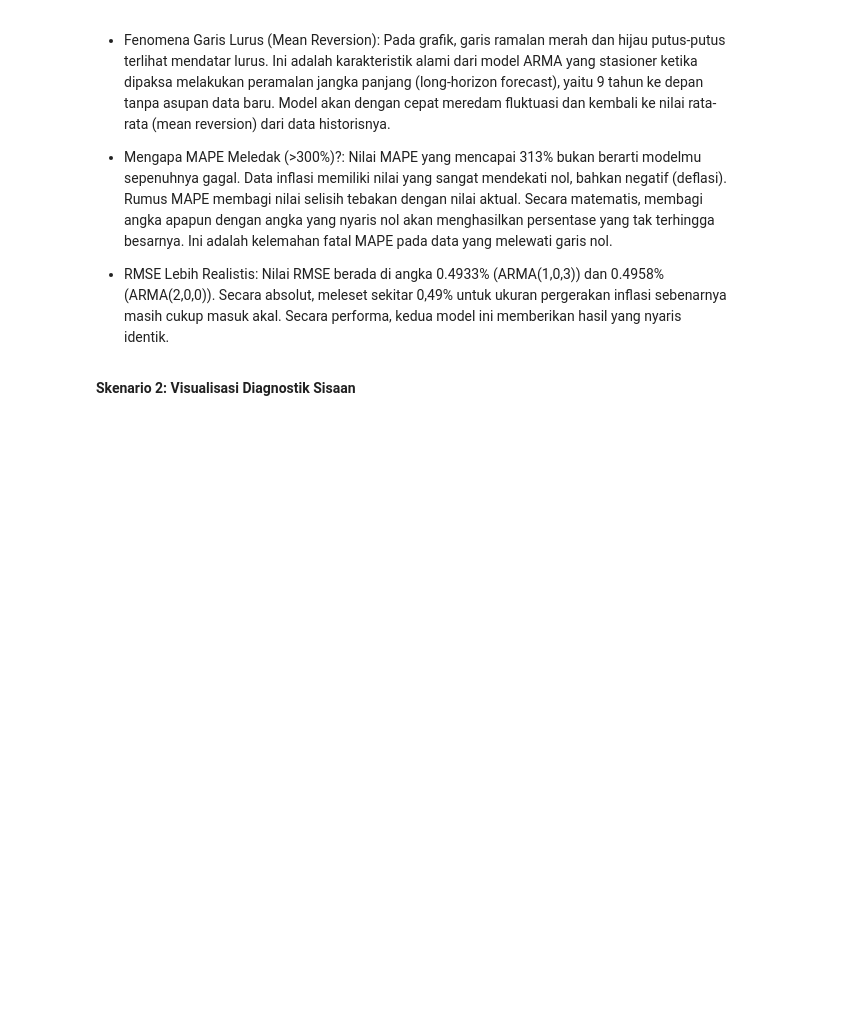
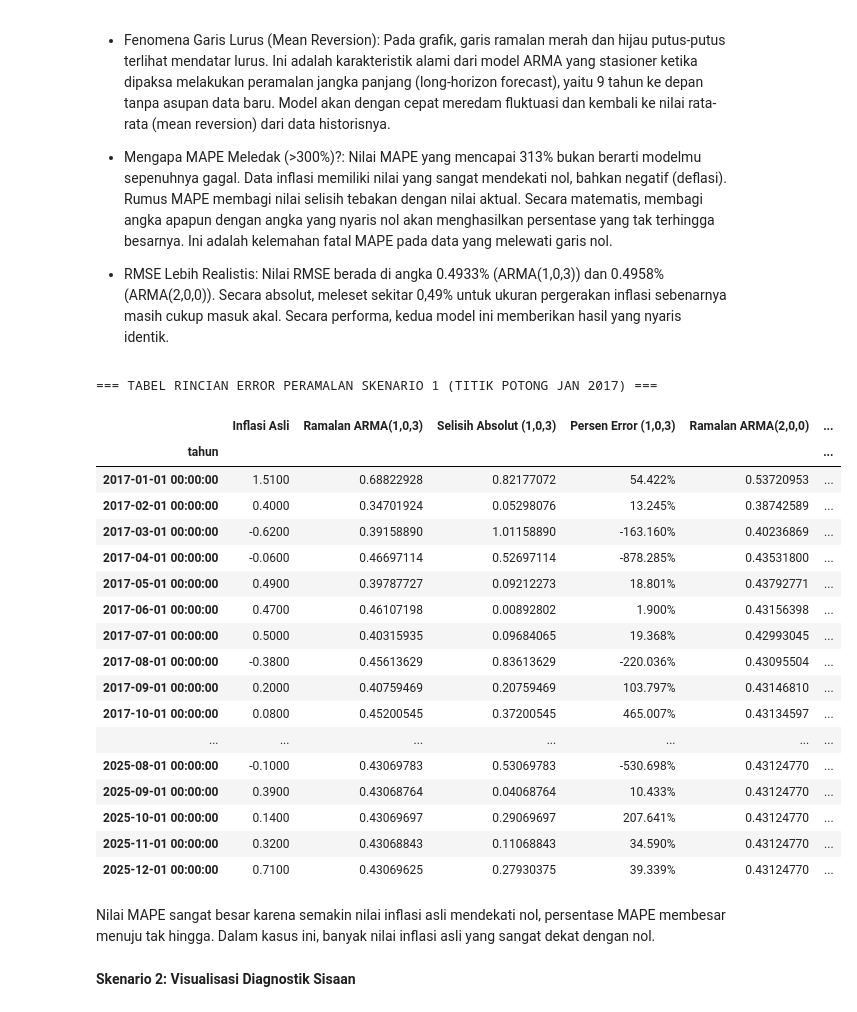
Before and after one commit to fenniyaangel/Analisis-Deret-Waktu, a Jupyter notebook: Inflasi_Mataram_baru.ipynb, the cells around one changed output. Drawn from its saved outputs; the diff is of its cells as text; code cells hidden in the pictures; blank space fills up the shorter version.

```diff
--- a/Inflasi_Mataram_baru.ipynb
+++ b/Inflasi_Mataram_baru.ipynb
@@ -928,6 +928,73 @@ Model ARMA(2,0,0) -> RMSE: 0.4958% | MAPE: 313.42%
 - Mengapa MAPE Meledak (>300%)?: Nilai MAPE yang mencapai 313% bukan berarti modelmu sepenuhnya gagal. Data inflasi memiliki nilai yang sangat mendekati nol, bahkan negatif (deflasi). Rumus MAPE membagi nilai selisih tebakan dengan nilai aktual. Secara matematis, membagi angka apapun dengan angka yang nyaris nol akan menghasilkan persentase yang tak terhingga besarnya. Ini adalah kelemahan fatal MAPE pada data yang melewati garis nol.
 
 - RMSE Lebih Realistis: Nilai RMSE berada di angka 0.4933% (ARMA(1,0,3)) dan 0.4958% (ARMA(2,0,0)). Secara absolut, meleset sekitar 0,49% untuk ukuran pergerakan inflasi sebenarnya masih cukup masuk akal. Secara performa, kedua model ini memberikan hasil yang nyaris identik.
+# %%
+import pandas as pd
+import numpy as np
+
+# 1. Membuat DataFrame dengan nilai aktual dan ramalan dari Skenario 1
+tabel_skenario_1 = pd.DataFrame({
+    'Inflasi Asli': aktual_test.values,
+    'Ramalan ARMA(1,0,3)': ramalan_asli_1.values,
+    'Ramalan ARMA(2,0,0)': ramalan_asli_2.values
+}, index=aktual_test.index)
+
+# 2. Menghitung Selisih Absolut
+tabel_skenario_1['Selisih Absolut (1,0,3)'] = np.abs(tabel_skenario_1['Ramalan ARMA(1,0,3)'] - tabel_skenario_1['Inflasi Asli'])
+tabel_skenario_1['Selisih Absolut (2,0,0)'] = np.abs(tabel_skenario_1['Ramalan ARMA(2,0,0)'] - tabel_skenario_1['Inflasi Asli'])
+
+# 3. Menghitung Persen Error per observasi
+# Menggunakan aktual_aman untuk menghindari pembagian dengan angka nol
+tabel_skenario_1['Persen Error (1,0,3)'] = (tabel_skenario_1['Selisih Absolut (1,0,3)'] / aktual_aman) * 100
+tabel_skenario_1['Persen Error (2,0,0)'] = (tabel_skenario_1['Selisih Absolut (2,0,0)'] / aktual_aman) * 100
+
+# 4. Merapikan urutan kolom agar mudah dibaca
+kolom_tampil = [
+    'Inflasi Asli',
+    'Ramalan ARMA(1,0,3)', 'Selisih Absolut (1,0,3)', 'Persen Error (1,0,3)',
+    'Ramalan ARMA(2,0,0)', 'Selisih Absolut (2,0,0)', 'Persen Error (2,0,0)'
+]
+tabel_skenario_1 = tabel_skenario_1[kolom_tampil]
+
+print("=== TABEL RINCIAN ERROR PERAMALAN SKENARIO 1 (TITIK POTONG JAN 2017) ===")
+
+# 5. Menampilkan tabel dengan format angka di belakang koma dan simbol persen
+format_dict = {
+    'Inflasi Asli': '{:.4f}',
+    'Ramalan ARMA(1,0,3)': '{:.8f}',
+    'Ramalan ARMA(2,0,0)': '{:.8f}',
+    'Selisih Absolut (1,0,3)': '{:.8f}',
+    'Selisih Absolut (2,0,0)': '{:.8f}',
+    'Persen Error (1,0,3)': '{:.3f}%',
+    'Persen Error (2,0,0)': '{:.3f}%'
+}
+
+display(tabel_skenario_1.style.format(format_dict))
+
+# Jika ingin menyimpan tabel ini ke dalam file Excel
+tabel_skenario_1.to_excel("Hasil_Forecast_Skenario_1.xlsx")
+# %% [output]
+=== TABEL RINCIAN ERROR PERAMALAN SKENARIO 1 (TITIK POTONG JAN 2017) ===
+|  | Inflasi Asli | Ramalan ARMA(1,0,3) | Selisih Absolut (1,0,3) | Persen Error (1,0,3) | Ramalan ARMA(2,0,0) | ... |
+| tahun |  |  |  |  |  | ... |
+| 2017-01-01 00:00:00 | 1.5100 | 0.68822928 | 0.82177072 | 54.422% | 0.53720953 | ... |
+| 2017-02-01 00:00:00 | 0.4000 | 0.34701924 | 0.05298076 | 13.245% | 0.38742589 | ... |
+| 2017-03-01 00:00:00 | -0.6200 | 0.39158890 | 1.01158890 | -163.160% | 0.40236869 | ... |
+| 2017-04-01 00:00:00 | -0.0600 | 0.46697114 | 0.52697114 | -878.285% | 0.43531800 | ... |
+| 2017-05-01 00:00:00 | 0.4900 | 0.39787727 | 0.09212273 | 18.801% | 0.43792771 | ... |
+| 2017-06-01 00:00:00 | 0.4700 | 0.46107198 | 0.00892802 | 1.900% | 0.43156398 | ... |
+| 2017-07-01 00:00:00 | 0.5000 | 0.40315935 | 0.09684065 | 19.368% | 0.42993045 | ... |
+| 2017-08-01 00:00:00 | -0.3800 | 0.45613629 | 0.83613629 | -220.036% | 0.43095504 | ... |
+| 2017-09-01 00:00:00 | 0.2000 | 0.40759469 | 0.20759469 | 103.797% | 0.43146810 | ... |
+| 2017-10-01 00:00:00 | 0.0800 | 0.45200545 | 0.37200545 | 465.007% | 0.43134597 | ... |
+| ... | ... | ... | ... | ... | ... | ... |
+| 2025-08-01 00:00:00 | -0.1000 | 0.43069783 | 0.53069783 | -530.698% | 0.43124770 | ... |
+| 2025-09-01 00:00:00 | 0.3900 | 0.43068764 | 0.04068764 | 10.433% | 0.43124770 | ... |
+| 2025-10-01 00:00:00 | 0.1400 | 0.43069697 | 0.29069697 | 207.641% | 0.43124770 | ... |
+| 2025-11-01 00:00:00 | 0.3200 | 0.43068843 | 0.11068843 | 34.590% | 0.43124770 | ... |
+| 2025-12-01 00:00:00 | 0.7100 | 0.43069625 | 0.27930375 | 39.339% | 0.43124770 | ... |
+# %% [markdown]
+Nilai MAPE sangat besar karena semakin nilai inflasi asli mendekati nol, persentase MAPE membesar menuju tak hingga. Dalam kasus ini, banyak nilai inflasi asli yang sangat dekat dengan nol.
 # %% [markdown]
 **Skenario 2: Visualisasi Diagnostik Sisaan**
 # %%
```
Also changed, not shown: parts of 2 cells of this notebook.
